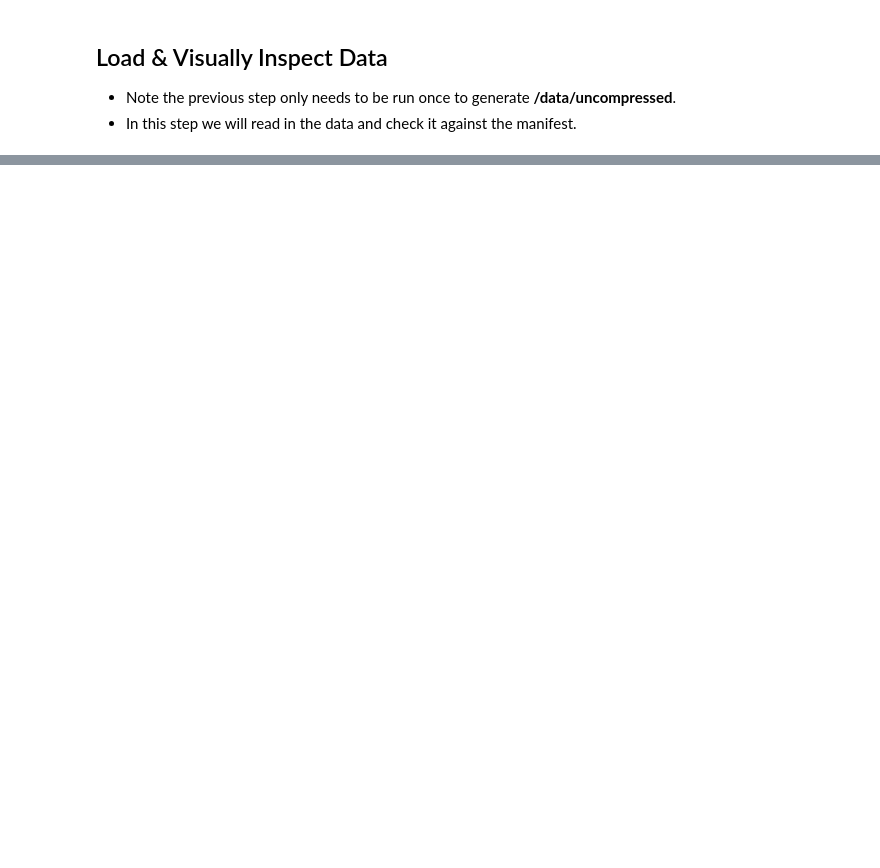
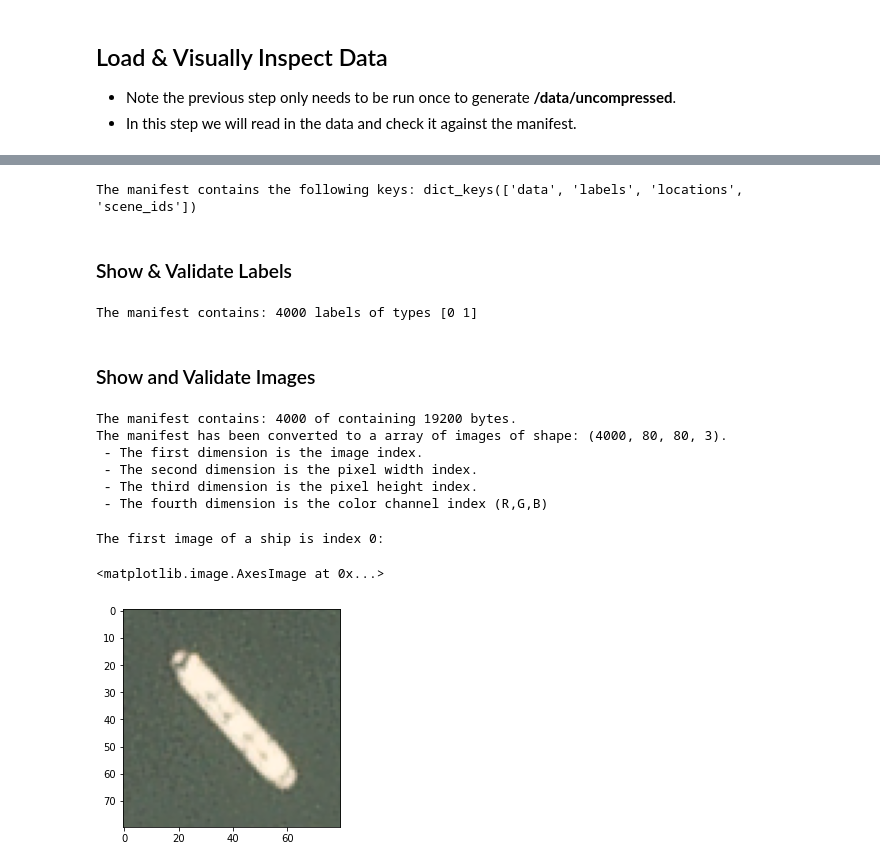
Before and after one commit to acolin02/EM213-Final_Project, a Jupyter notebook: Ship Analysis.ipynb, the cells around one changed output, grey strips where cells are left out. Cells and saved outputs as stored; diff of their text form; code cells hidden in the pictures; blank space fills up the shorter version.

Commit message:
Add basic dataset import and validation
Co-authored-by: Alejandro Colina-Valeri <32846947+acolin02@users.noreply.github.com>
Co-authored-by: Nicholas Paneral <95322420+nspan8@users.noreply.github.com>

```diff
--- a/Ship Analysis.ipynb
+++ b/Ship Analysis.ipynb
@@ -137,0 +136,4 @@ FileExistsError: The path to the output directory already exists: C:\Users\Kevin
+# %%
+# read in the manifest
+with open(UNCOMPRESSED_MANIFEST_FILE_PATH, 'r') as f:
+    manifest = json.load(f)
@@ -137,0 +142,76 @@ FileExistsError: The path to the output directory already exists: C:\Users\Kevin
+# %%
+EXPECTED_MANIFEST_KEYS = ['data', 'labels', 'locations', 'scene_ids']
+print(f'The manifest contains the following keys: {manifest.keys()}')
+
+# assert matches expectations
+npt.assert_array_equal(list(manifest.keys()), EXPECTED_MANIFEST_KEYS)
+# %% [output]
+The manifest contains the following keys: dict_keys(['data', 'labels', 'locations', 'scene_ids'])
+# %% [markdown]
+### Show & Validate Labels
+# %%
+EXPECTED_NUMBER_OF_IMAGES = 4000
+EXPECTED_LABEL_TYPES = [0, 1]
+
+# extract labels
+manifest_labels = np.array(manifest['labels']).astype('uint8')
+
+# assert on label size and type
+num_labels = len(manifest_labels)
+unique_labels = np.unique(manifest_labels)
+npt.assert_array_equal(num_labels, EXPECTED_NUMBER_OF_IMAGES)
+npt.assert_array_equal(unique_labels, EXPECTED_LABEL_TYPES)
+
+print(f'The manifest contains: {num_labels} labels of types {unique_labels}')
+# %% [output]
+The manifest contains: 4000 labels of types [0 1]
+# %% [markdown]
+### Show and Validate Images
+# %%
+NUMBER_OF_PIXELS_HEIGHT = 80
+NUMBER_OF_PIXELS_WIDTH = 80
+NUMBER_OF_COLOR_CHANNELS = 3
+EXPECTED_BYTES_PER_IMAGE = NUMBER_OF_PIXELS_HEIGHT * NUMBER_OF_PIXELS_WIDTH * NUMBER_OF_COLOR_CHANNELS
+
+# extract images
+manifest_images = np.array(manifest['data']).astype('uint8')
+
+num_images = len(manifest_images)
+unique_bytes_per_images = np.unique([len(img) for img in manifest_images])
+
+# check the expected number of images are available
+npt.assert_array_equal(num_images, EXPECTED_NUMBER_OF_IMAGES)
+
+# check there is only one unique image size
+npt.assert_array_equal(len(unique_bytes_per_images), 1)
+# ... and that it is the expected size
+npt.assert_array_equal(unique_bytes_per_images[0], EXPECTED_BYTES_PER_IMAGE)
+
+print(f'The manifest contains: {num_images} of containing {unique_bytes_per_images[0]} bytes.')
+
+# map to array of shape num_images * NUMBER_OF_COLOR_CHANNELS * NUMBER_OF_PIXELS_WIDTH * NUMBER_OF_PIXELS_HEIGHT
+dataset = manifest_images.reshape([-1, NUMBER_OF_COLOR_CHANNELS, NUMBER_OF_PIXELS_WIDTH, NUMBER_OF_PIXELS_HEIGHT])
+
+# then to an array of shape num_images, NUMBER_OF_PIXELS_WIDTH, NUMBER_OF_PIXELS_HEIGHT, NUMBER_OF_COLOR_CHANNELS
+dataset = dataset.transpose(0,2,3,1)
+
+print((f'The manifest has been converted to a array of images of shape: {(dataset.shape)}. '
+      '\n - The first dimension is the image index. '
+      '\n - The second dimension is the pixel width index. '
+      '\n - The third dimension is the pixel height index. '
+      '\n - The fourth dimension is the color channel index (R,G,B).'))
+# %% [output]
+The manifest contains: 4000 of containing 19200 bytes.
+The manifest has been converted to a array of images of shape: (4000, 80, 80, 3).
+ - The first dimension is the image index.
+ - The second dimension is the pixel width index.
+ - The third dimension is the pixel height index.
+ - The fourth dimension is the color channel index (R,G,B)
+# %%
+first_image_index_of_ship = np.where(manifest_labels==1)[0][0]
+print(f'The first image of a ship is index {first_image_index_of_ship}:')
+plt.imshow(dataset[first_image_index_of_ship,:,:,:])
+# %% [output]
+The first image of a ship is index 0:
+<matplotlib.image.AxesImage at 0x...>
+[figure, added]
```
Also changed, not shown: parts of 5 cells of this notebook.
